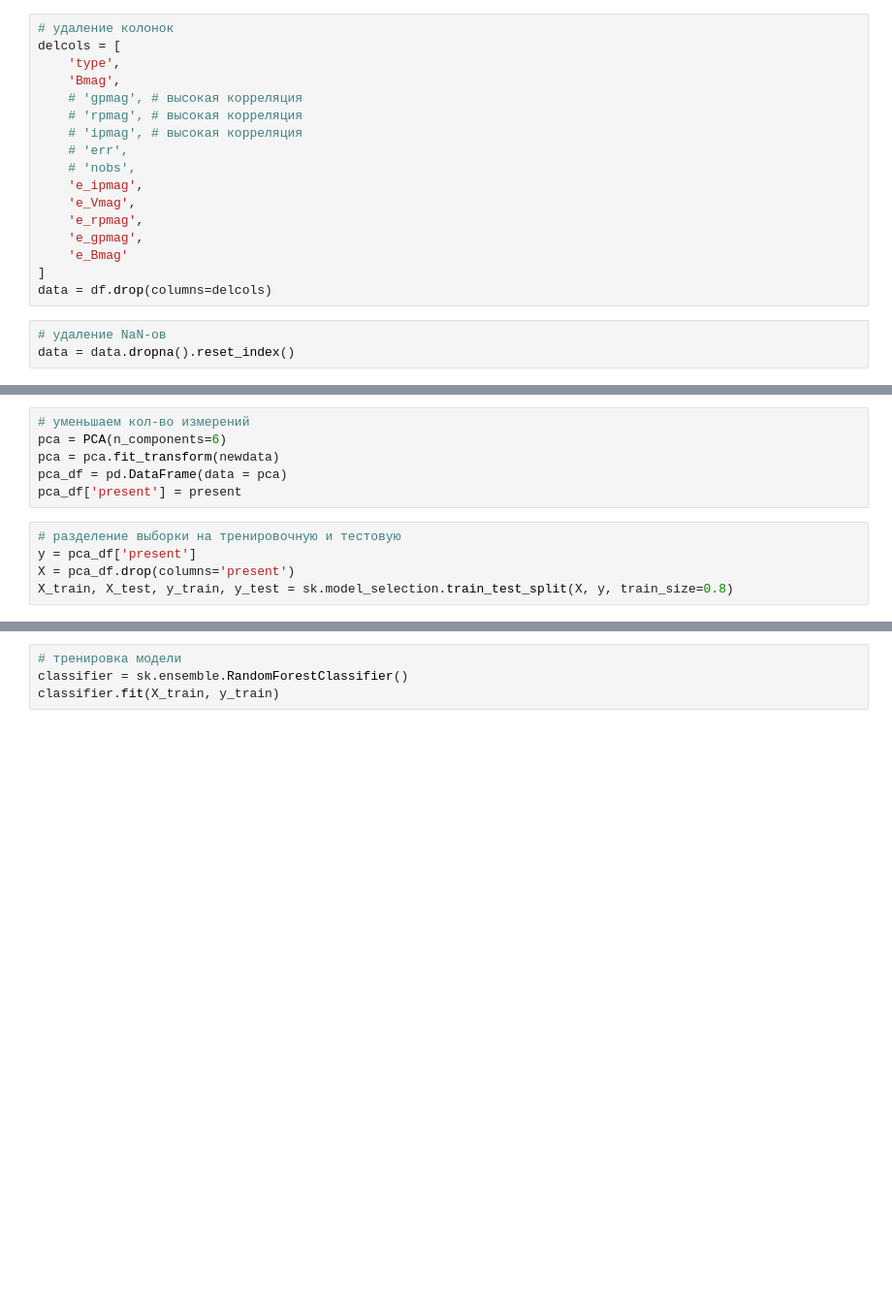
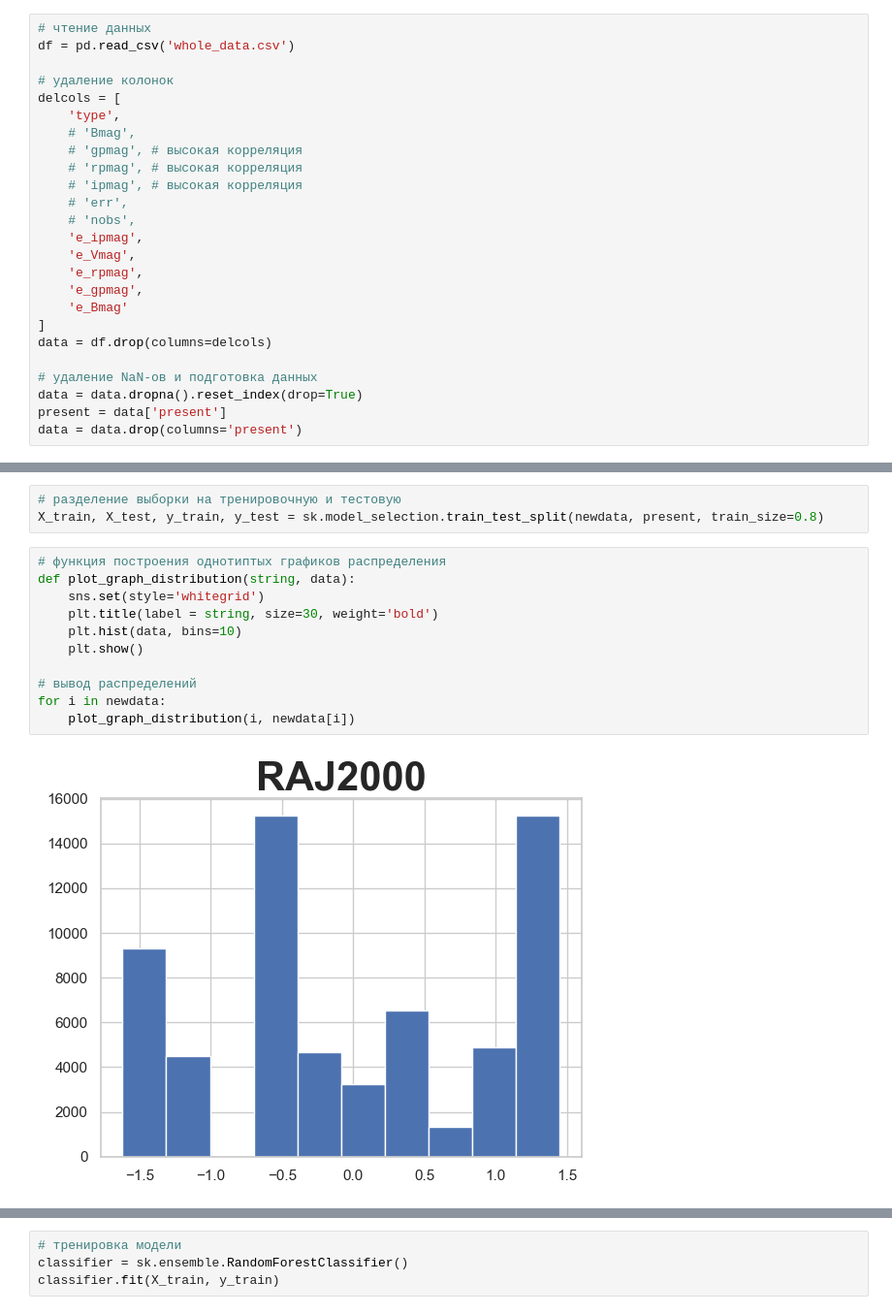
Before and after one commit to Wasder1922/pp-25_group3, a Jupyter notebook: programs/main.ipynb, the cells around one changed output, grey strips where cells are left out. Shown at 97% size. Drawn from its saved outputs; the diff is of its cells as text; blank space fills up the shorter version.

```diff
--- a/programs/main.ipynb
+++ b/programs/main.ipynb
@@ -12,8 +13,11 @@ df = pd.read_csv('whole_data.csv')
 # %%
+# чтение данных
+df = pd.read_csv('whole_data.csv')
+
 # удаление колонок
 delcols = [
     'type',
-    'Bmag',
+    # 'Bmag',
     # 'gpmag', # высокая корреляция
     # 'rpmag', # высокая корреляция
     # 'ipmag', # высокая корреляция
@@ -26,9 +30,11 @@ delcols = [
     'e_Bmag'
 ]
 data = df.drop(columns=delcols)
+
+# удаление NaN-ов и подготовка данных
+data = data.dropna().reset_index(drop=True)
+present = data['present']
+data = data.drop(columns='present')
-# %%
-# удаление NaN-ов
-data = data.dropna().reset_index()
 # %%
 # стандатизируем признаки
 scaler = StandardScaler()
@@ -36,13 +41,18 @@ present = data['present']
 newdata = pd.DataFrame(data = scaler.fit_transform(data),
  columns = data.columns)
-# %%
-# уменьшаем кол-во измерений
-pca = PCA(n_components=6)
-pca = pca.fit_transform(newdata)
-pca_df = pd.DataFrame(data = pca)
-pca_df['present'] = present
 # %%
 # разделение выборки на тренировочную и тестовую
-y = pca_df['present']
-X = pca_df.drop(columns='present')
-X_train, X_test, y_train, y_test = sk.model_selection.train_test_split(X, y, train_size=0.8)
+X_train, X_test, y_train, y_test = sk.model_selection.train_test_split(newdata, present, train_size=0.8)
+# %%
+# функция построения однотиптых графиков распределения
+def plot_graph_distribution(string, data):
+    sns.set(style='whitegrid')
+    plt.title(label = string, size=30, weight='bold')
+    plt.hist(data, bins=10)
+    plt.show()
+
+# вывод распределений
+for i in newdata:
+    plot_graph_distribution(i, newdata[i])
+# %% [output]
+[figure, added]
```
Also changed, not shown: parts of 18 cells of this notebook, 1 other file.
